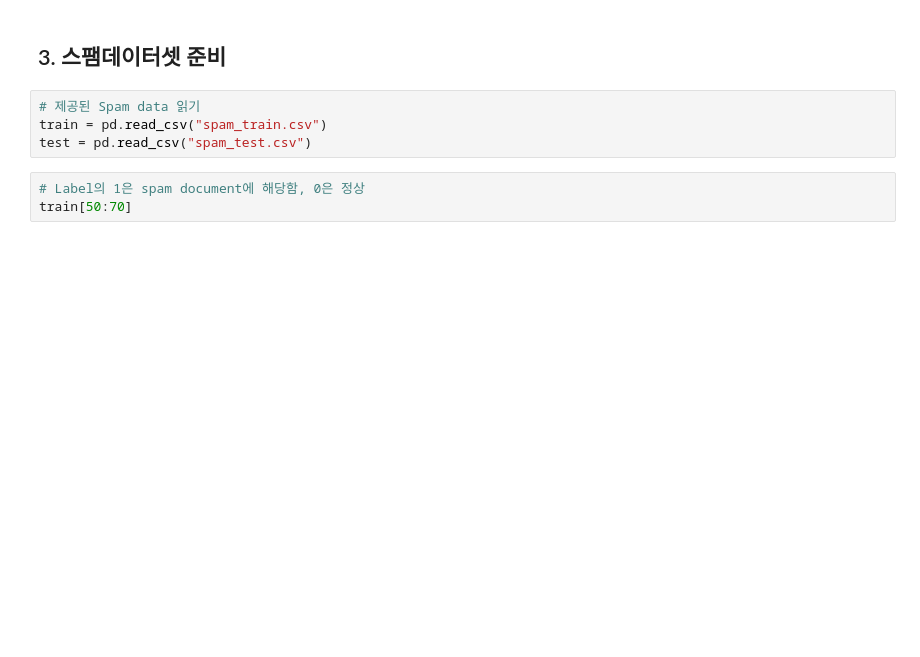
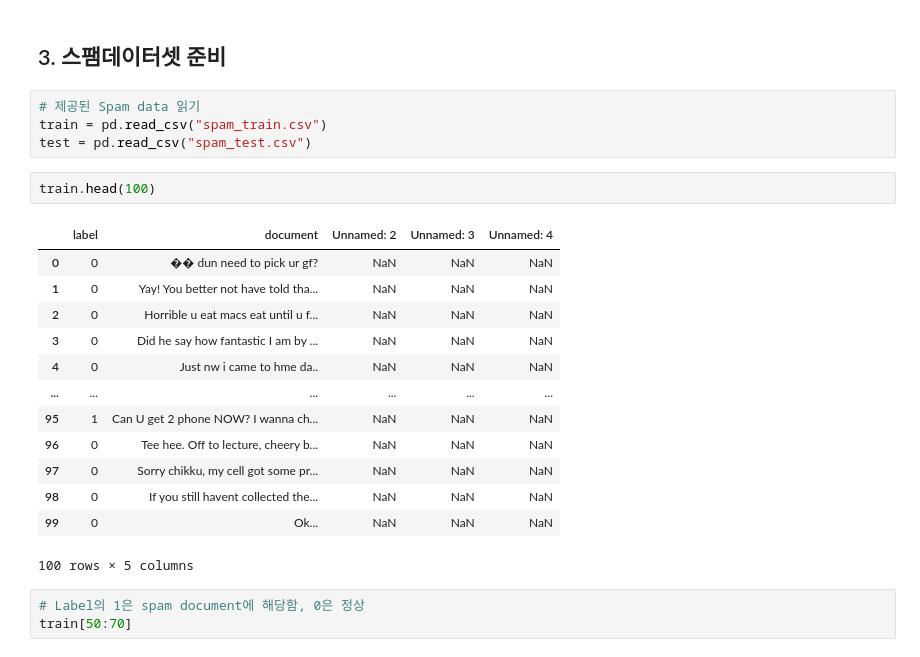
Before and after one commit to aidot-kr/AISecurity, a Jupyter notebook: 13_BERT_Classification.ipynb, the cells around one changed output. Saved outputs shown, nothing was run; the diff lists cells and outputs as text; blank space fills up the shorter version.

```diff
--- a/13_BERT_Classification.ipynb
+++ b/13_BERT_Classification.ipynb
@@ -71,6 +76,22 @@ import os
 # 제공된 Spam data 읽기
 train = pd.read_csv("spam_train.csv")
 test = pd.read_csv("spam_test.csv")
+# %%
+train.head(100)
+# %% [output]
+|  | label | document | Unnamed: 2 | Unnamed: 3 | Unnamed: 4 |
+| 0 | 0 | �� dun need to pick ur gf? | NaN | NaN | NaN |
+| 1 | 0 | Yay! You better not have told tha... | NaN | NaN | NaN |
+| 2 | 0 | Horrible u eat macs eat until u f... | NaN | NaN | NaN |
+| 3 | 0 | Did he say how fantastic I am by ... | NaN | NaN | NaN |
+| 4 | 0 | Just nw i came to hme da.. | NaN | NaN | NaN |
+| ... | ... | ... | ... | ... | ... |
+| 95 | 1 | Can U get 2 phone NOW? I wanna ch... | NaN | NaN | NaN |
+| 96 | 0 | Tee hee. Off to lecture, cheery b... | NaN | NaN | NaN |
+| 97 | 0 | Sorry chikku, my cell got some pr... | NaN | NaN | NaN |
+| 98 | 0 | If you still havent collected the... | NaN | NaN | NaN |
+| 99 | 0 | Ok... | NaN | NaN | NaN |
+100 rows × 5 columns
 # %%
 # Label의 1은 spam document에 해당함, 0은 정상
 train[50:70]
```
Also changed, not shown: parts of 14 cells of this notebook.
